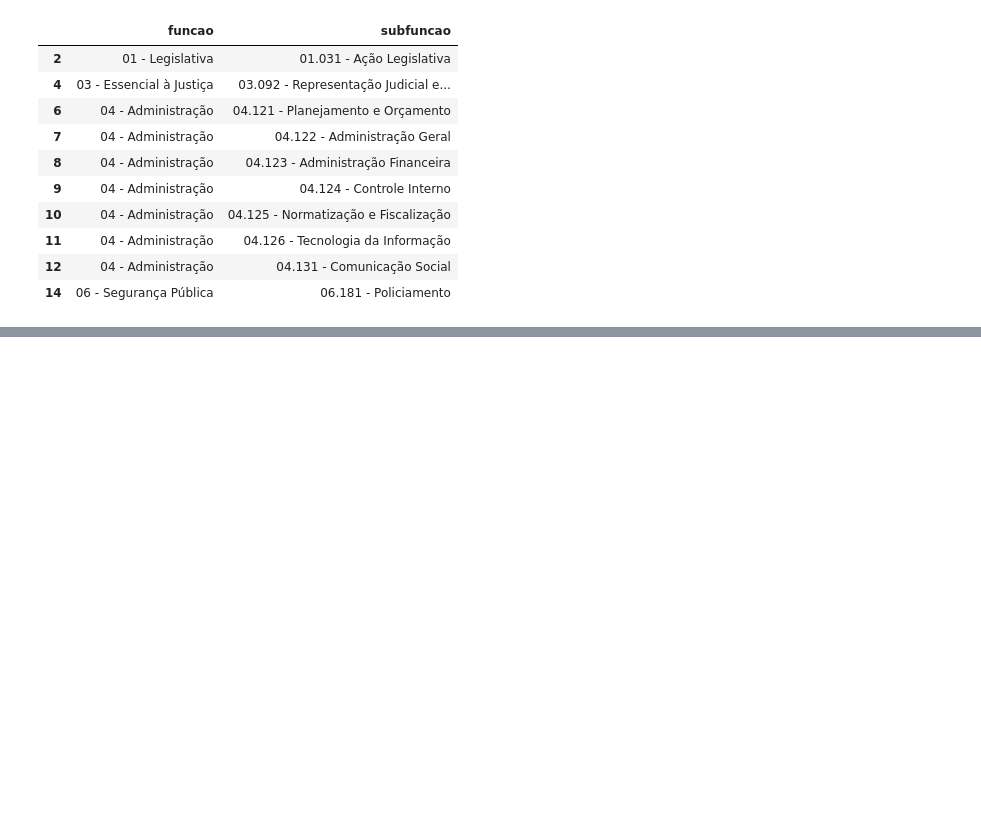
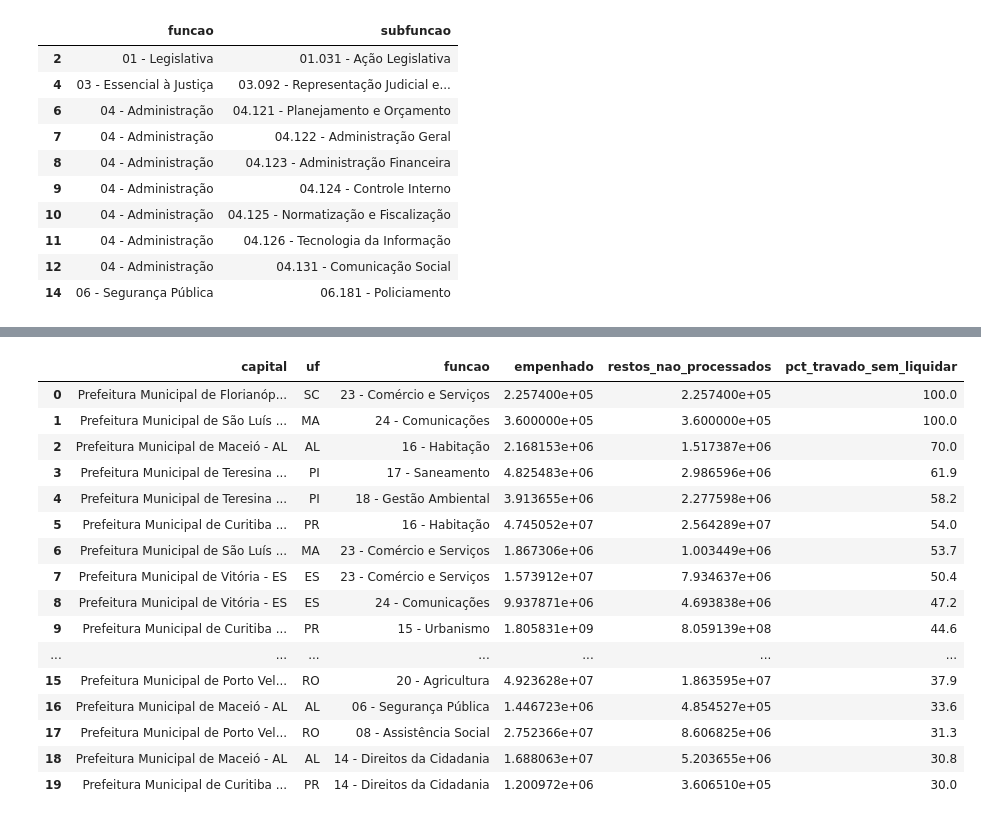
Before and after one commit to Moniquefrancielly/Desafio-de-dados-Sefaz, a Jupyter notebook: notebooks/analise_exploratoria.ipynb, the cells around one changed output, grey strips where cells are left out. Saved outputs shown, nothing was run; the diff lists cells and outputs as text; code cells hidden in the pictures; blank space fills up the shorter version.

```diff
--- a/notebooks/analise_exploratoria.ipynb
+++ b/notebooks/analise_exploratoria.ipynb
@@ -24,0 +539,52 @@ df[df["tipo_conta"] == "subfuncao"][["funcao", "subfuncao"]].drop_duplicates().h
+# %%
+query_restos_a_pagar = """
+    WITH base AS (
+        SELECT
+            "Instituição" AS capital,
+            "UF" AS uf,
+            funcao,
+            "Coluna" AS estagio,
+            SUM("Valor") AS valor
+        FROM despesas
+        WHERE tipo_conta = 'funcao'
+          AND ano = 2024
+          AND "Coluna" IN ('Despesas Empenhadas', 'Inscrição de Restos a Pagar Não Processados')
+        GROUP BY 1, 2, 3, 4
+    )
+    SELECT
+        capital,
+        uf,
+        funcao,
+        MAX(CASE WHEN estagio = 'Despesas Empenhadas' THEN valor END) AS empenhado,
+        MAX(CASE WHEN estagio = 'Inscrição de Restos a Pagar Não Processados' THEN valor END) AS restos_nao_processados,
+        ROUND(
+            100.0 * MAX(CASE WHEN estagio = 'Inscrição de Restos a Pagar Não Processados' THEN valor END)
+            / NULLIF(MAX(CASE WHEN estagio = 'Despesas Empenhadas' THEN valor END), 0),
+            1
+        ) AS pct_travado_sem_liquidar
+    FROM base
+    GROUP BY capital, uf, funcao
+    HAVING MAX(CASE WHEN estagio = 'Despesas Empenhadas' THEN valor END) > 0
+    ORDER BY pct_travado_sem_liquidar DESC
+"""
+
+df_restos = con.execute(query_restos_a_pagar).df()
+df_restos.head(20)
+# %% [output]
+|  | capital | uf | funcao | empenhado | restos_nao_processados | pct_travado_sem_liquidar |
+| 0 | Prefeitura Municipal de Florianóp... | SC | 23 - Comércio e Serviços | 2.257400e+05 | 2.257400e+05 | 100.0 |
+| 1 | Prefeitura Municipal de São Luís ... | MA | 24 - Comunicações | 3.600000e+05 | 3.600000e+05 | 100.0 |
+| 2 | Prefeitura Municipal de Maceió - AL | AL | 16 - Habitação | 2.168153e+06 | 1.517387e+06 | 70.0 |
+| 3 | Prefeitura Municipal de Teresina ... | PI | 17 - Saneamento | 4.825483e+06 | 2.986596e+06 | 61.9 |
+| 4 | Prefeitura Municipal de Teresina ... | PI | 18 - Gestão Ambiental | 3.913655e+06 | 2.277598e+06 | 58.2 |
+| 5 | Prefeitura Municipal de Curitiba ... | PR | 16 - Habitação | 4.745052e+07 | 2.564289e+07 | 54.0 |
+| 6 | Prefeitura Municipal de São Luís ... | MA | 23 - Comércio e Serviços | 1.867306e+06 | 1.003449e+06 | 53.7 |
+| 7 | Prefeitura Municipal de Vitória - ES | ES | 23 - Comércio e Serviços | 1.573912e+07 | 7.934637e+06 | 50.4 |
+| 8 | Prefeitura Municipal de Vitória - ES | ES | 24 - Comunicações | 9.937871e+06 | 4.693838e+06 | 47.2 |
+| 9 | Prefeitura Municipal de Curitiba ... | PR | 15 - Urbanismo | 1.805831e+09 | 8.059139e+08 | 44.6 |
+| ... | ... | ... | ... | ... | ... | ... |
+| 15 | Prefeitura Municipal de Porto Vel... | RO | 20 - Agricultura | 4.923628e+07 | 1.863595e+07 | 37.9 |
+| 16 | Prefeitura Municipal de Maceió - AL | AL | 06 - Segurança Pública | 1.446723e+06 | 4.854527e+05 | 33.6 |
+| 17 | Prefeitura Municipal de Porto Vel... | RO | 08 - Assistência Social | 2.752366e+07 | 8.606825e+06 | 31.3 |
+| 18 | Prefeitura Municipal de Maceió - AL | AL | 14 - Direitos da Cidadania | 1.688063e+07 | 5.203655e+06 | 30.8 |
+| 19 | Prefeitura Municipal de Curitiba ... | PR | 14 - Direitos da Cidadania | 1.200972e+06 | 3.606510e+05 | 30.0 |
```
Also changed, not shown: parts of 30 cells of this notebook.
